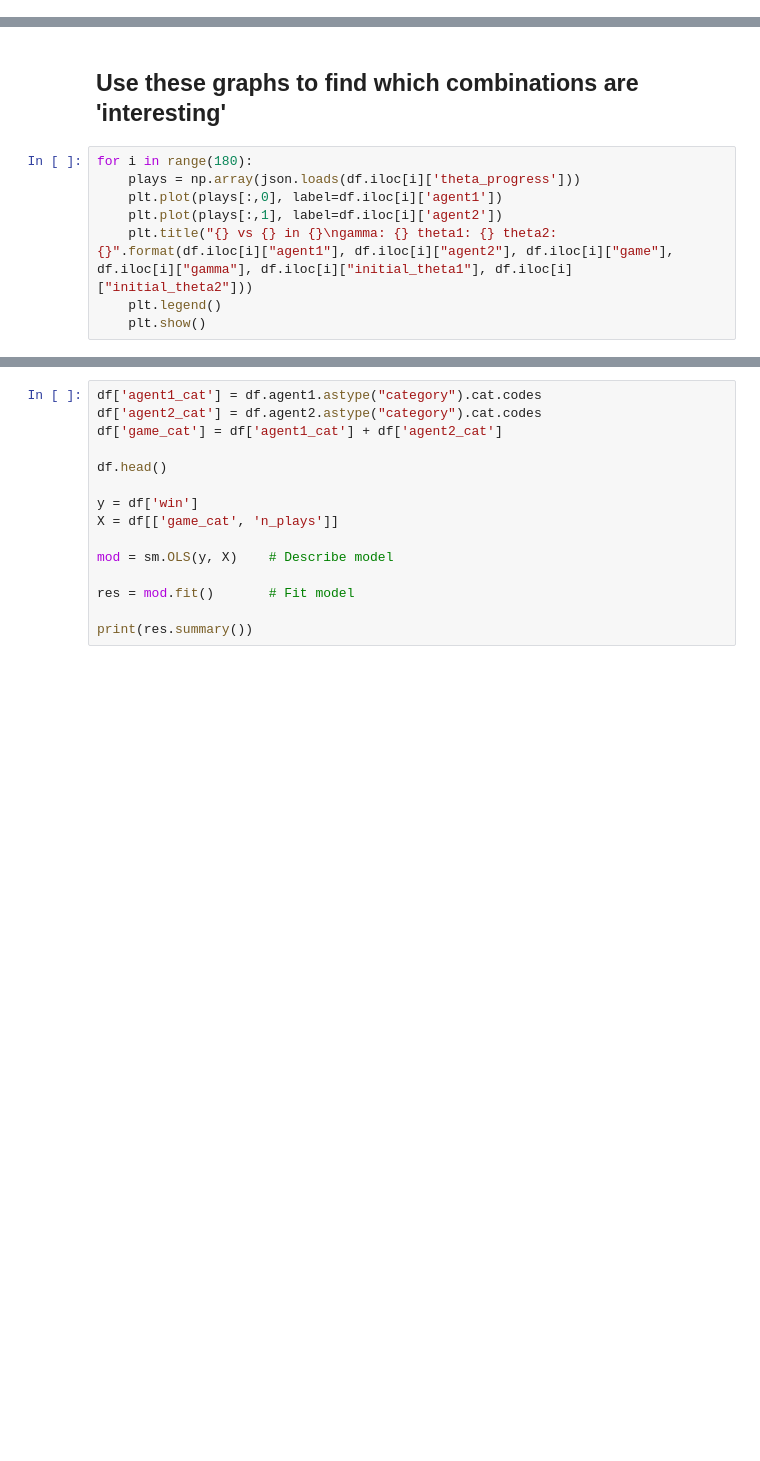
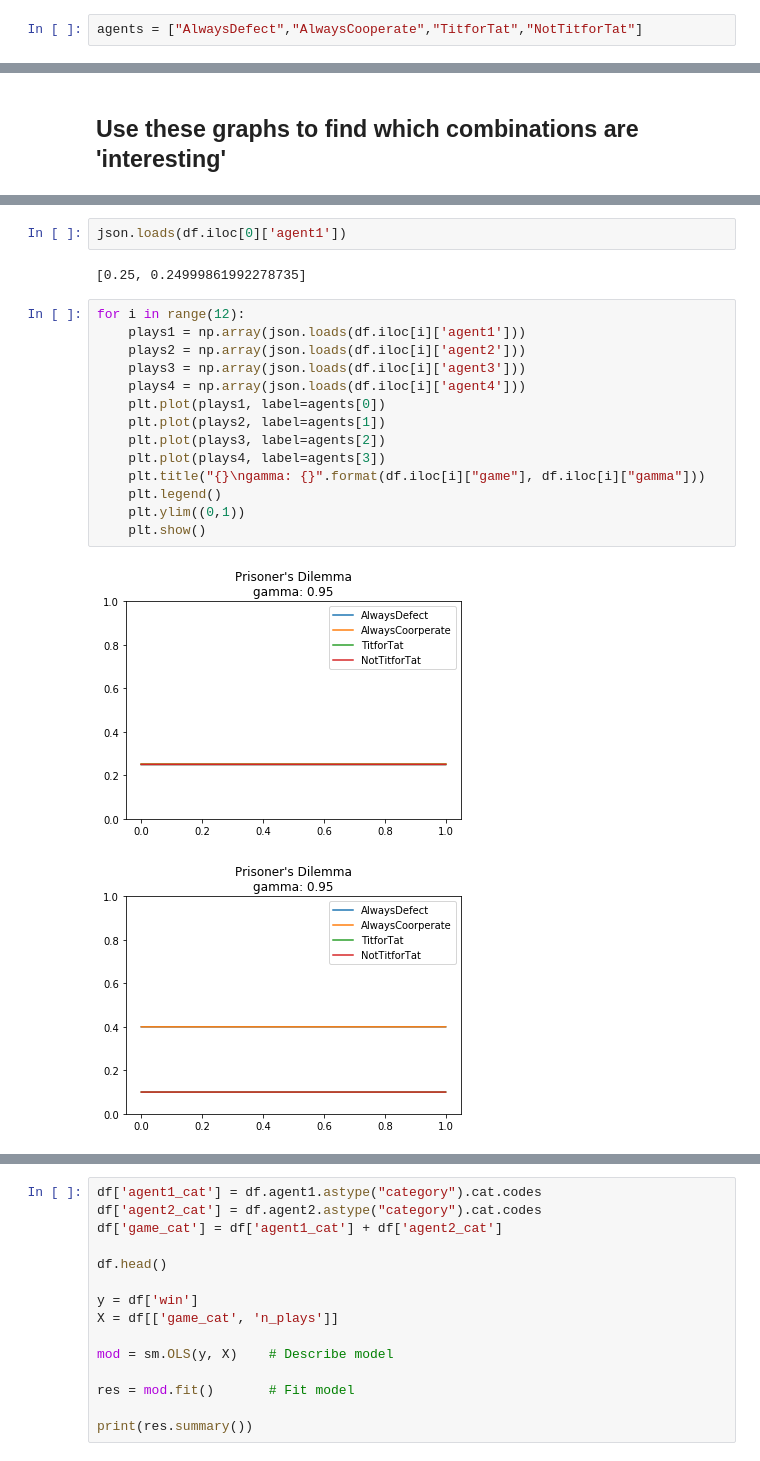
Before and after one commit to andrewnc/cs670lab1, a Jupyter notebook: lab2/data_exploration.ipynb, the cells around one changed output, grey strips where cells are left out. Saved outputs shown, nothing was run; the diff lists cells and outputs as text; blank space fills up the shorter version.

```diff
--- a/lab2/data_exploration.ipynb
+++ b/lab2/data_exploration.ipynb
@@ -5,6 +5,8 @@ import numpy as np
 import matplotlib.pyplot as plt
 import statsmodels.api as sm
 import json
+# %%
+agents = ["AlwaysDefect","AlwaysCooperate","TitforTat","NotTitforTat"]
 # %%
 df = pd.read_csv("data.csv")
 # %%
@@ -31,10 +41,2 @@ df.describe()
 # %% [markdown]
 ## Use these graphs to find which combinations are 'interesting'
-# %%
-for i in range(180):
-    plays = np.array(json.loads(df.iloc[i]['theta_progress']))
-    plt.plot(plays[:,0], label=df.iloc[i]['agent1'])
-    plt.plot(plays[:,1], label=df.iloc[i]['agent2'])
-    plt.title("{} vs {} in {}\ngamma: {} theta1: {} theta2: {}".format(df.iloc[i]["agent1"], df.iloc[i]["agent2"], df.iloc[i]["game"], df.iloc[i]["gamma"], df.iloc[i]["initial_theta1"], df.iloc[i]["initial_theta2"]))
-    plt.legend()
-    plt.show()
@@ -54,0 +43,21 @@ for i in range(180):
+# %%
+json.loads(df.iloc[0]['agent1'])
+# %% [output]
+[0.25, 0.24999861992278735]
+# %%
+for i in range(12):
+    plays1 = np.array(json.loads(df.iloc[i]['agent1']))
+    plays2 = np.array(json.loads(df.iloc[i]['agent2']))
+    plays3 = np.array(json.loads(df.iloc[i]['agent3']))
+    plays4 = np.array(json.loads(df.iloc[i]['agent4']))
+    plt.plot(plays1, label=agents[0])
+    plt.plot(plays2, label=agents[1])
+    plt.plot(plays3, label=agents[2])
+    plt.plot(plays4, label=agents[3])
+    plt.title("{}\ngamma: {}".format(df.iloc[i]["game"], df.iloc[i]["gamma"]))
+    plt.legend()
+    plt.ylim((0,1))
+    plt.show()
+# %% [output]
+[figure, added]
+[figure, added]
```
Also changed, not shown: parts of 4 cells of this notebook, 1 other file.
